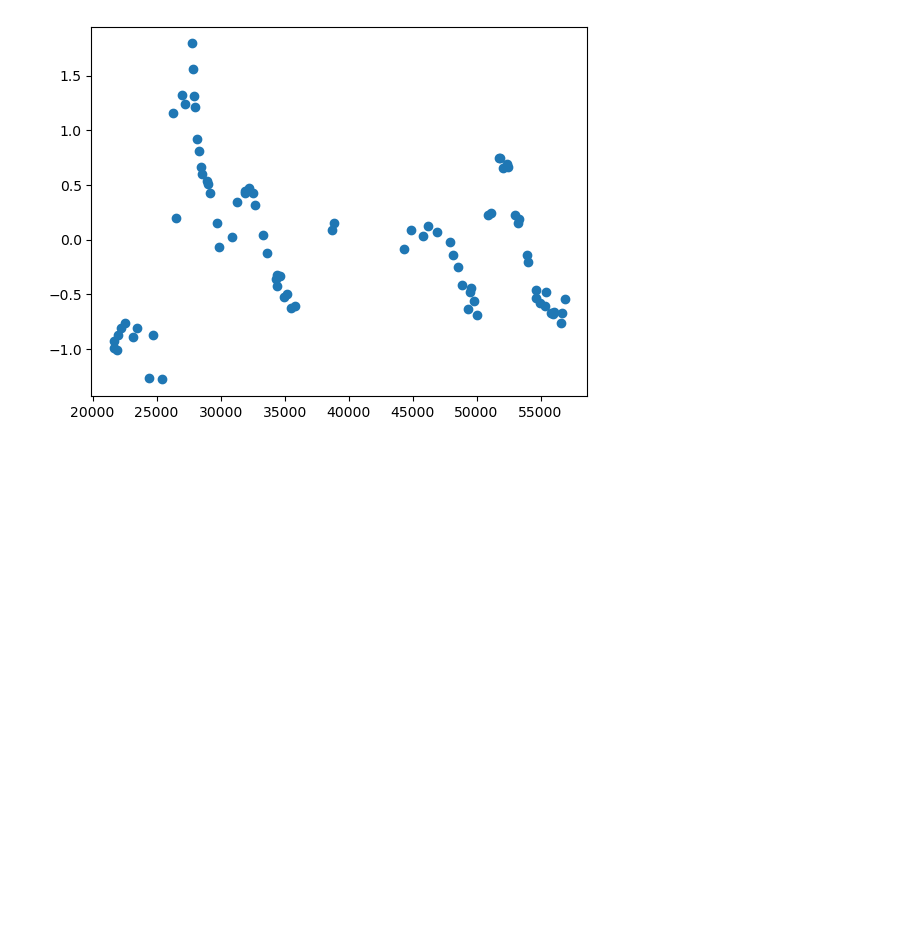
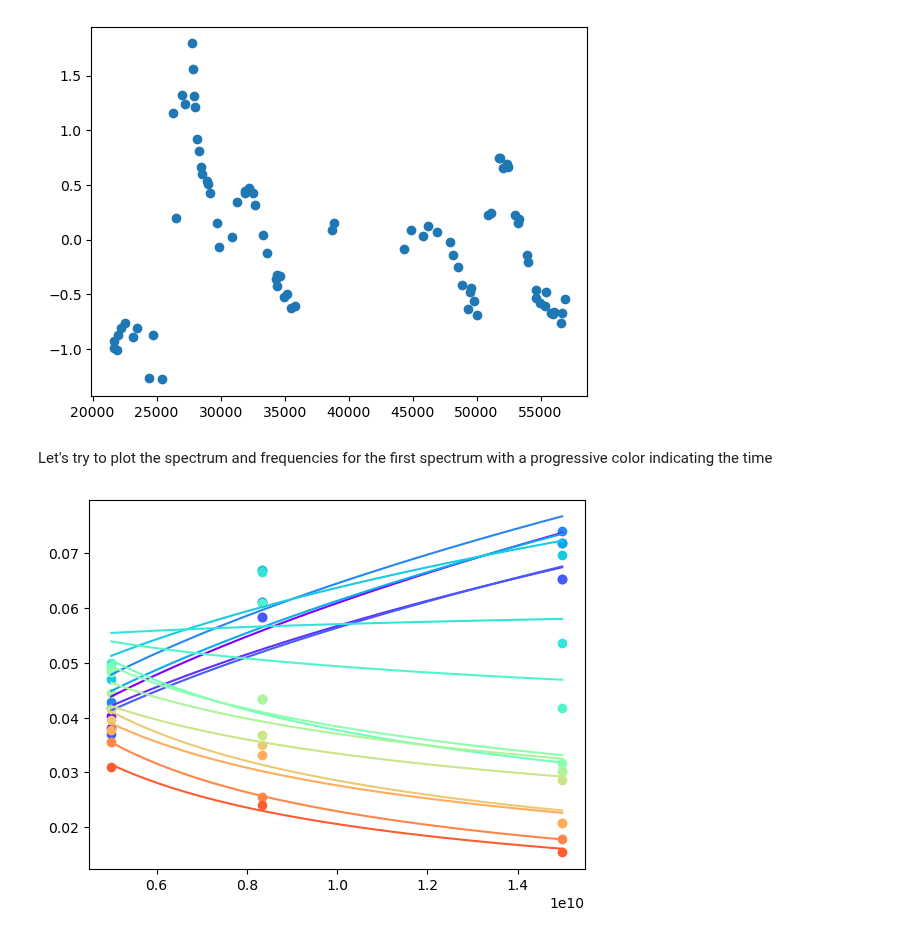
Before and after one commit to Camachoadri/JAEICU2024, a Jupyter notebook: Blob emission in GRS 1915+105/Blob emission in GRS 1915+105-07-03-24.ipynb, the cells around one changed output. Cells and saved outputs as stored; diff of their text form; code cells hidden in the pictures; blank space fills up the shorter version.

Commit message:
Svsfreq at different times with color progression and fit

```diff
--- a/Blob emission in GRS 1915+105/Blob emission in GRS 1915+105-07-03-24.ipynb
+++ b/Blob emission in GRS 1915+105/Blob emission in GRS 1915+105-07-03-24.ipynb
@@ -711,3 +714,24 @@ plt.scatter(time, alpha)
 # %% [output]
 <matplotlib.collections.PathCollection at 0x...>
 [figure]
+# %% [markdown]
+Let's try to plot the spectrum and frequencies for the first spectrum with a progressive color indicating the time
+# %%
+#We know the minimun of points is cm6 so the peaks will be described by it's peaks= [[11,30], [30,48], [65,86]]
+#Select outburst number
+it=1
+data=TimeFluxRedef([cm2, cm3, cm6])[peaks[it][0]:peaks[it][1]]
+#Latter points are red, first points blue
+colors = plt.cm.rainbow(list(np.linspace(0, 1, len(data))))
+data.pop()
+data.pop()
+for point, c in zip(data, colors):
+    plt.scatter(freq_array, point[:-1], color=c)
+    fit= curve_fit(lambda freq, Flux_0, alpha: FluxDensFreqPL(freq, mean_freq.value, Flux_0, alpha),
+                     freq_array, point[:-1], maxfev=5000)
+    alpha.append(fit[0][1])
+    Fit_param.append(fit[0])
+    freqcont= np.linspace(min(freq_array), max(freq_array), 100)
+    plt.plot(freqcont , fit[0][0]*(freqcont/mean_freq)**(fit[0][1]), color=c)
+# %% [output]
+[figure, added]
```
Also changed, not shown: parts of 2 cells of this notebook.
